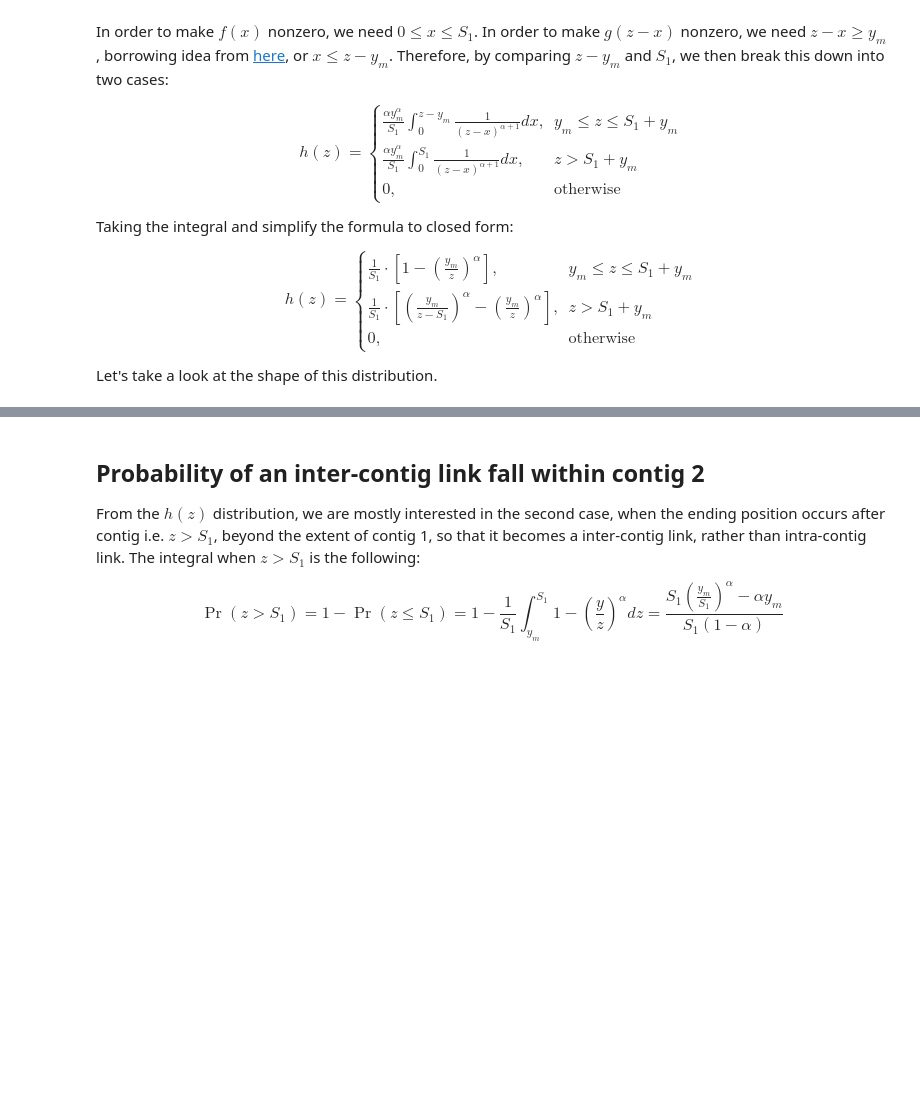
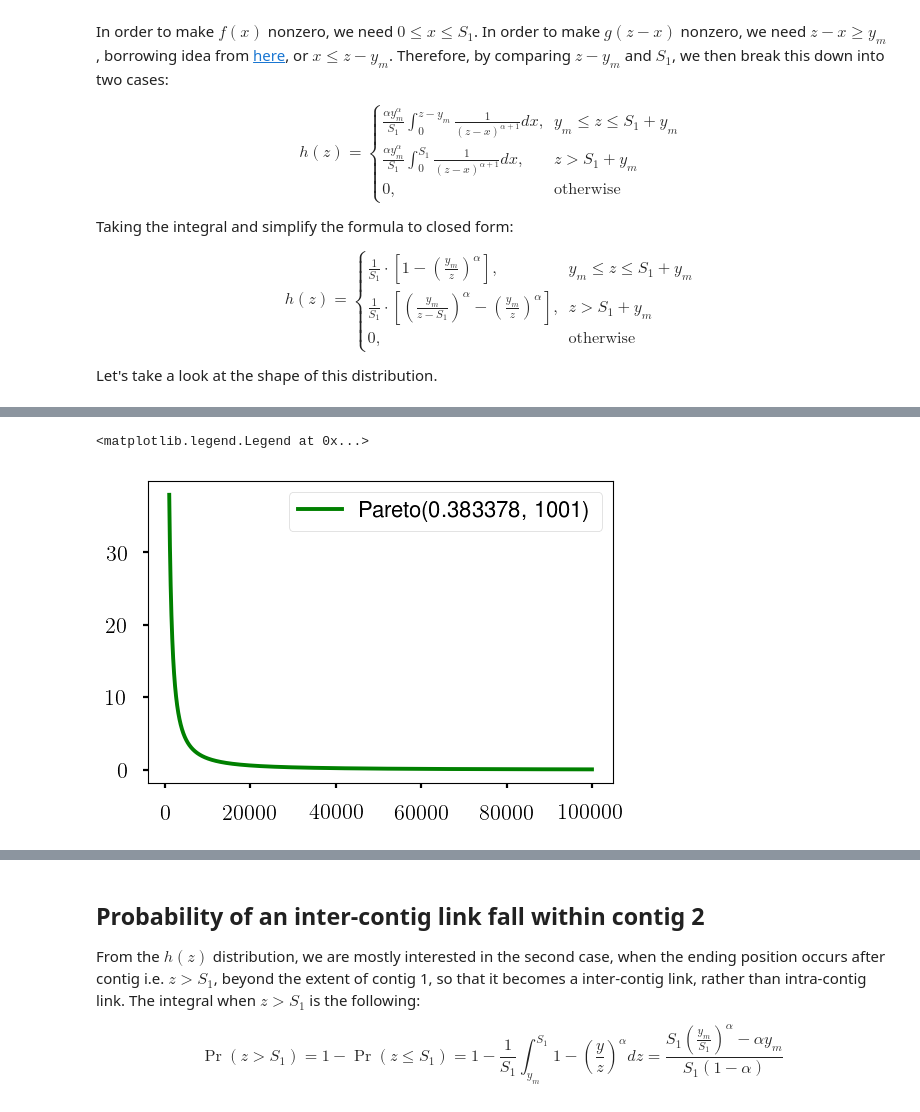
Before and after one commit to tanghaibao/allhic, a Jupyter notebook: notebooks/Probability-distribution-HIC.ipynb, the cells around one changed output, grey strips where cells are left out. Drawn from its saved outputs; the diff is of its cells as text; code cells hidden in the pictures; blank space fills up the shorter version.

```diff
--- a/notebooks/Probability-distribution-HIC.ipynb
+++ b/notebooks/Probability-distribution-HIC.ipynb
@@ -87,0 +139,19 @@ ax.set_ylabel("Probability density")
+# %%
+# Pareto
+import math
+
+ymm = dists.min()
+alpha_hat = len(dists) / (np.log(dists).sum() - len(dists) * math.log(ymm))
+
+def pareto_pdf(t, alpha, ymm):
+    """ Returns pdf for Pareto distribution
+    """
+    return alpha * ymm ** alpha / t ** (alpha + 1)
+
+t = np.arange(ymm, 100000)
+line, = plt.plot(t, pareto_pdf(t, alpha_hat, ymm) * (100000 - ymm), "g-")
+line.set_label('Pareto({:.6f}, {})'.format(alpha_hat, ymm))
+plt.gca().legend()
+# %% [output]
+<matplotlib.legend.Legend at 0x...>
+[figure, added]
```
Also changed, not shown: parts of 8 cells of this notebook.
